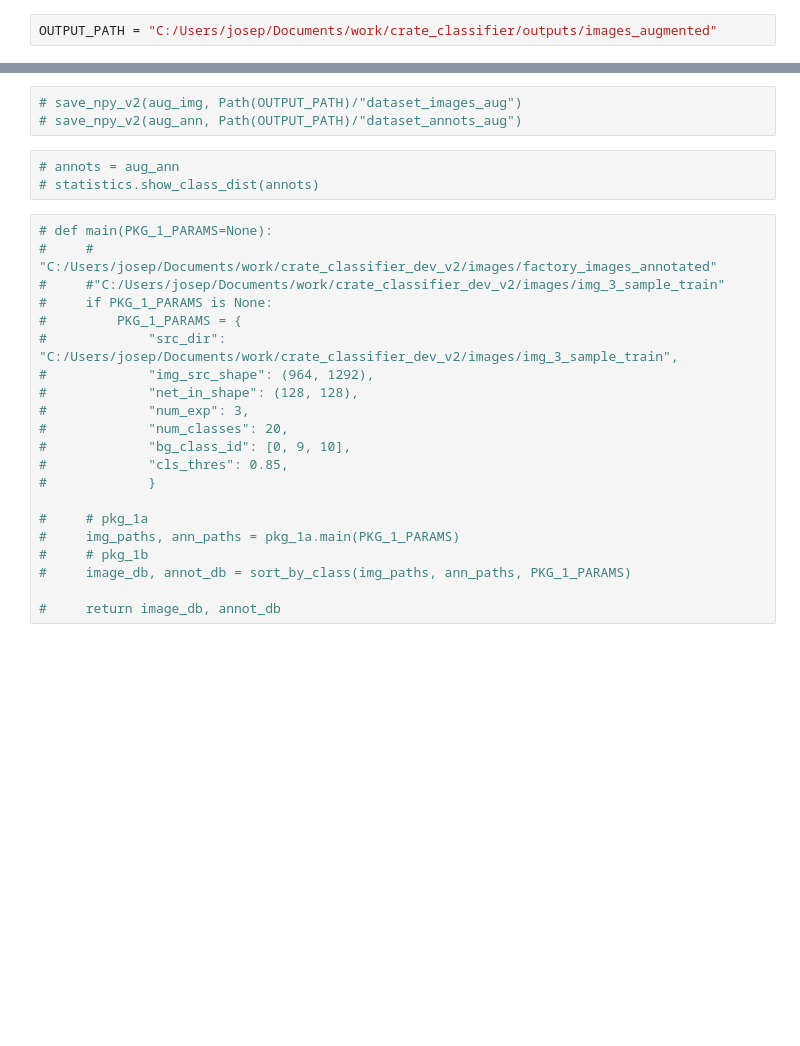
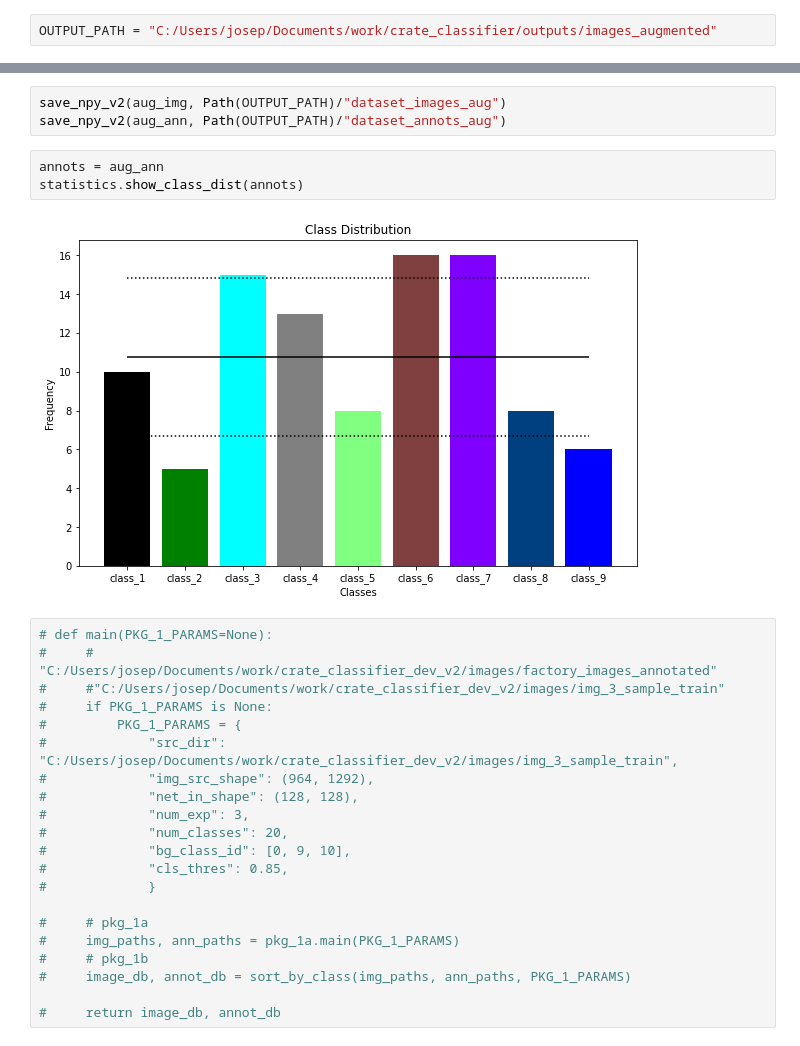
Before and after one commit to josephsv96/crate_classifier, a Jupyter notebook: pkg_1c.ipynb, the cells around one changed output, grey strips where cells are left out. Cells and saved outputs as stored; diff of their text form; blank space fills up the shorter version.

```diff
--- a/pkg_1c.ipynb
+++ b/pkg_1c.ipynb
@@ -54,9 +66,11 @@ show_dataset(aug_img, aug_ann, 3, num_exp=3, num_class=10)
 # %%
-# save_npy_v2(aug_img, Path(OUTPUT_PATH)/"dataset_images_aug")
-# save_npy_v2(aug_ann, Path(OUTPUT_PATH)/"dataset_annots_aug")
+save_npy_v2(aug_img, Path(OUTPUT_PATH)/"dataset_images_aug")
+save_npy_v2(aug_ann, Path(OUTPUT_PATH)/"dataset_annots_aug")
 # %%
-# annots = aug_ann
-# statistics.show_class_dist(annots)
+annots = aug_ann
+statistics.show_class_dist(annots)
+# %% [output]
+[figure, added]
 # %%
 # def main(PKG_1_PARAMS=None):
 #     # "C:/Users/josep/Documents/work/crate_classifier_dev_v2/images/factory_images_annotated"
```
Also changed, not shown: parts of 14 cells of this notebook, 6 other files.
